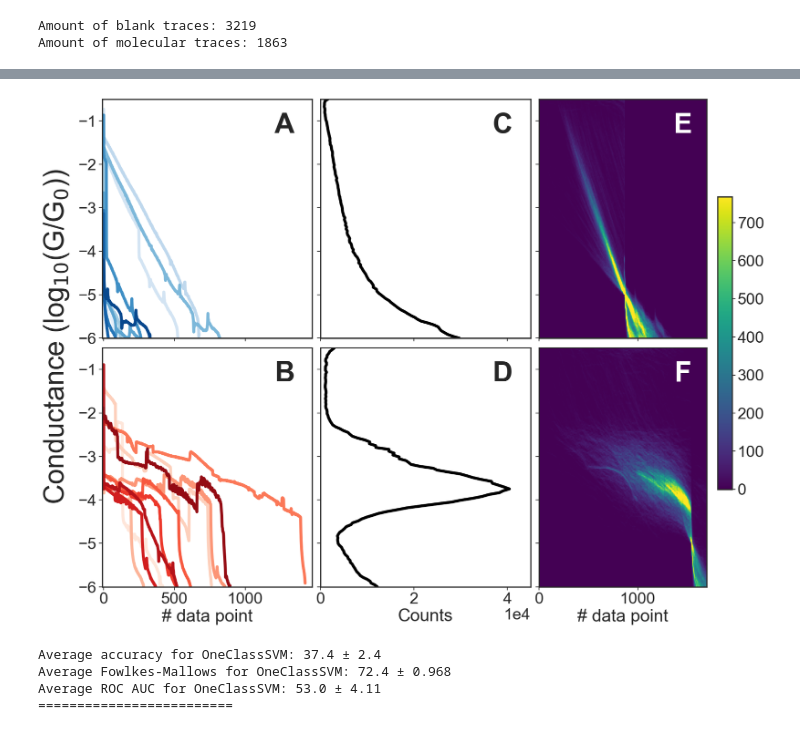
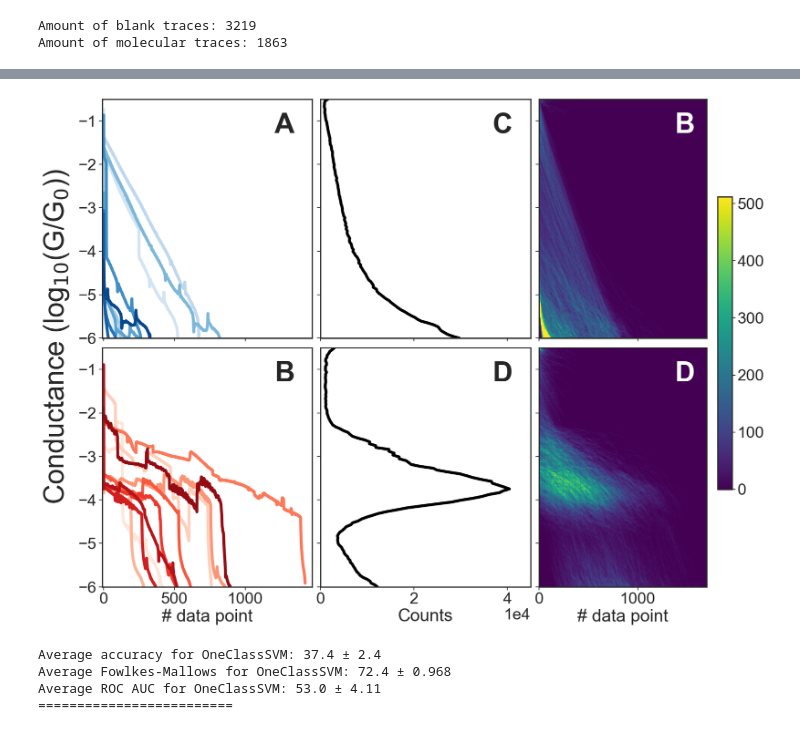
Before and after one commit to chem-william/one_class_smbj, a Jupyter notebook: 4k_bpy/labelled_oc.ipynb, the cells around one changed output, grey strips where cells are left out. Drawn from its saved outputs; the diff is of its cells as text; code cells hidden in the pictures.

```diff
--- a/4k_bpy/labelled_oc.ipynb
+++ b/4k_bpy/labelled_oc.ipynb
@@ -253,23 +69,3 @@ print(f"Amount of molecular traces: {len(labels[labels == -1])}")
 # %% [output]
 Amount of blank traces: 3219
 Amount of molecular traces: 1863
-# %%
-rng = np.random.default_rng()
-rand_int = rng.integers(0, len(processed_traces[labels == -1]), size=12)
-
-blues = sns.color_palette("Blues", 3)
-count = 0
-fig, ax = plt.subplots(figsize=(20, 10))
-for idx, t in enumerate(processed_traces[labels == -1][rand_int]):
-    if np.mean(t) > -4.2 and np.mean(t) < -3.2:
-        plt.plot(t, c=blues[count])
-        count += 1
-
-    if count == 3:
-        break
-plt.ylim(-5, 0)
-plt.xlim(-5, 1024 + 32)
-plt.ylabel(CONDUCTANCE_LABEL)
-plt.xlabel("# data point")
-plt.savefig("./example_traces_powerpoint.pdf")
-plt.show()
@@ -302,51 +96,75 @@ for idx, (dataset_hists, dataset_traces) in enumerate(
     ax[idx, 1].plot(
         dataset_hists.sum(axis=0), np.linspace(pre_info.plot_low, pre_info.plot_high, dataset_hists.shape[1]), c="k"
     )
     ax[idx, 1].set_xlim(0, 4.5e4)
     ax[idx, 1].set_ylim(pre_info.plot_low, pre_info.plot_high)
     ax[idx, 1].text(3.9e4, text_height, ALPHABET[idx + 2], va="center", ha="center", weight="bold", size=FONTSIZE)
 
     hist_2d = []
     bins_2d = 128 + 64
-    crossovers = []
-    for trace in dataset_traces:
-        co = np.argwhere(trace < -5)
-        if len(co) > 1:
-            crossovers.append(co[0][0])
-        else:
-            crossovers.append(len(trace))
-    max_co = np.max(crossovers)
-    for trace, co in zip(dataset_traces, crossovers):
-        embedded = np.zeros(len(trace) + max_co)
-        embedded[max_co - co:(max_co - co) + len(trace)] = trace
-        H, *_ = np.histogram2d(embedded, np.arange(len(embedded)), bins=bins_2d, range=[[pre_info.plot_low, pre_info.plot_high], [0, 1700]])
-        hist_2d.append(H)
-    hist_2d = np.array(hist_2d)
-    summed_2d = hist_2d.sum(axis=0)
+    hist_2d = np.zeros((bins_2d, bins_2d))
+
+    # without alignment
+    vmax = 512
+    for trace in tqdm(dataset_traces, desc="Generating 2D histograms"):
+        H, *_ = np.histogram2d(
+            trace, np.arange(len(trace)), bins=bins_2d, range=[[pre_info.plot_low, pre_info.plot_high], [0, 1700]]
+        )
+        hist_2d += H
+
     im = ax[idx, 2].imshow(
-        summed_2d, vmin=0, vmax=512 + 256, origin="lower", cmap="viridis", extent=[0, 1700, pre_info.plot_low, pre_info.plot_high], aspect="auto"
+        hist_2d,
+        vmin=0,
+        vmax=vmax,
+        origin="lower",
+        cmap="viridis",
+        extent=[0, 1700, pre_info.plot_low, pre_info.plot_high],
+        aspect="auto",
     )
-    ax[idx, 2].text(1024 + 430, text_height, ALPHABET[idx + 4], va="center", ha="center", weight="bold", size=FONTSIZE, c="white")
+    ax[idx, 2].text(
+        1024 + 450, text_height, ALPHABET[idx*2 + 1], va="center", ha="center", weight="bold", size=FONTSIZE, c="white"
+    )
+
+    # with alignment
+    # vmax = 512 + 256
+    # crossovers = []
+    # for trace in dataset_traces:
+    #     co = np.argwhere(trace < -5)
+    #     if len(co) > 1:
+    #         crossovers.append(co[0][0])
+    #     else:
+    #         crossovers.append(len(trace))
+    # max_co = np.max(crossovers)
+    # for trace, co in zip(dataset_traces, crossovers):
+    #     embedded = np.zeros(len(trace) + max_co)
+    #     embedded[max_co - co:(max_co - co) + len(trace)] = trace
+    #     H, *_ = np.histogram2d(embedded, np.arange(len(embedded)), bins=bins_2d, range=[[pre_info.plot_low, pre_info.plot_high], [0, 1700]])
+    #     hist_2d += H
+    # im = ax[idx, 2].imshow(
+    #     hist_2d, vmin=0, vmax=vmax, origin="lower", cmap="viridis", extent=[0, 1700, pre_info.plot_low, pre_info.plot_high], aspect="auto"
+    # )
+    # ax[idx, 2].text(1024 + 430, text_height, ALPHABET[idx + 4], va="center", ha="center", weight="bold", size=FONTSIZE, c="white")
+
     if idx == 0:
         ax[idx, 0].set_xticklabels([])
         ax[idx, 1].set_xticklabels([])
         ax[idx, 2].set_xticklabels([])
 
     ax[idx, 1].set_yticklabels([])
     ax[idx, 2].set_yticklabels([])
     if idx == 1:
         ax[idx, 0].set_xlabel("# data point")
         ax[idx, 1].set_xlabel("Counts")
         ax[idx, 2].set_xlabel("# data point")
         ax[idx, 1].ticklabel_format(axis="x", scilimits=[-5, 4])
 
 fig.text(0.07, 0.31, CONDUCTANCE_LABEL, va="center", ha="center", rotation="vertical", fontsize=FONTSIZE)
 fig.subplots_adjust(wspace=0.04, top=0.5, hspace=0.04)
 fig.colorbar(im, ax=ax[:, 2], shrink=.6)
 fig.savefig("labeled_hists.pdf")
 plt.show()
 # %% [output]
-[figure, old version]
+[figure, new version]
 # %%
 from sklearn.svm import OneClassSVM
 from sklearn.ensemble import IsolationForest
```
Also changed, not shown: parts of 5 cells of this notebook.
